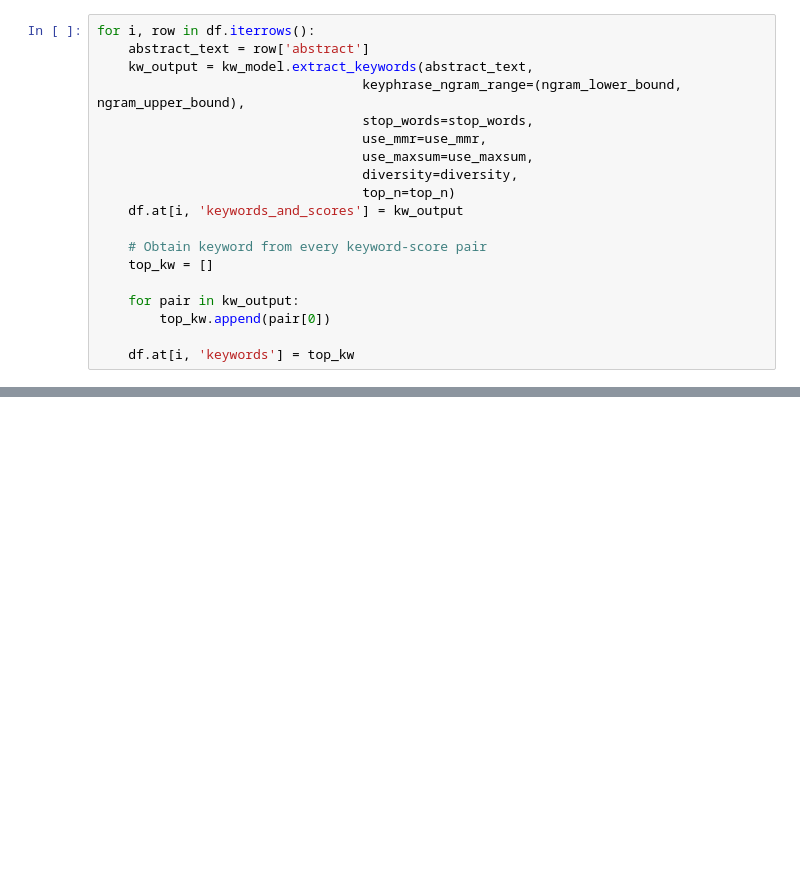
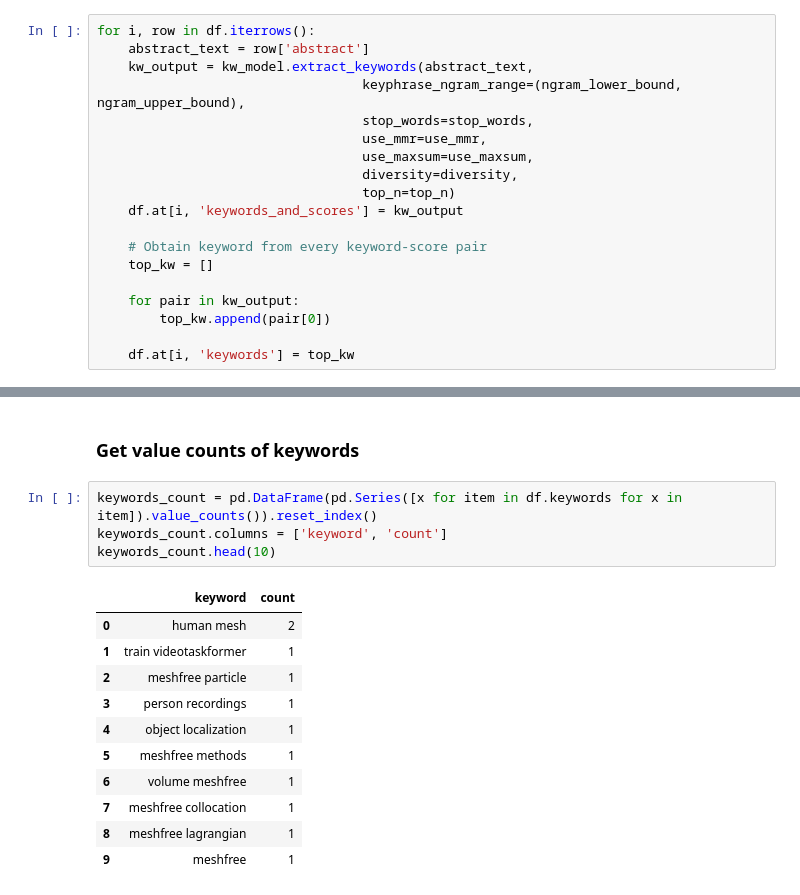
Before and after one commit to kennethleungty/Keyword-Analysis-with-KeyBERT-and-Taipy, a Jupyter notebook: notebooks/Experiment Notebook.ipynb, the cells around one changed output, grey strips where cells are left out. Saved outputs shown, nothing was run; the diff lists cells and outputs as text; blank space fills up the shorter version.

```diff
--- a/notebooks/Experiment Notebook.ipynb
+++ b/notebooks/Experiment Notebook.ipynb
@@ -224,0 +264,18 @@ df
+# %% [markdown]
+### Get value counts of keywords
+# %%
+keywords_count = pd.DataFrame(pd.Series([x for item in df.keywords for x in item]).value_counts()).reset_index()
+keywords_count.columns = ['keyword', 'count']
+keywords_count.head(10)
+# %% [output]
+|  | keyword | count |
+| 0 | human mesh | 2 |
+| 1 | train videotaskformer | 1 |
+| 2 | meshfree particle | 1 |
+| 3 | person recordings | 1 |
+| 4 | object localization | 1 |
+| 5 | meshfree methods | 1 |
+| 6 | volume meshfree | 1 |
+| 7 | meshfree collocation | 1 |
+| 8 | meshfree lagrangian | 1 |
+| 9 | meshfree | 1 |
```
Also changed, not shown: parts of 19 cells of this notebook, 34 other files.
